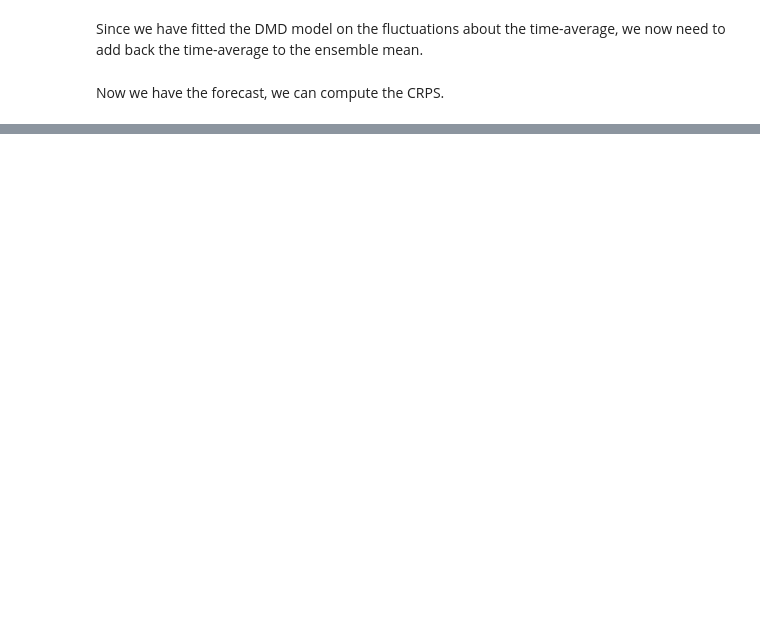
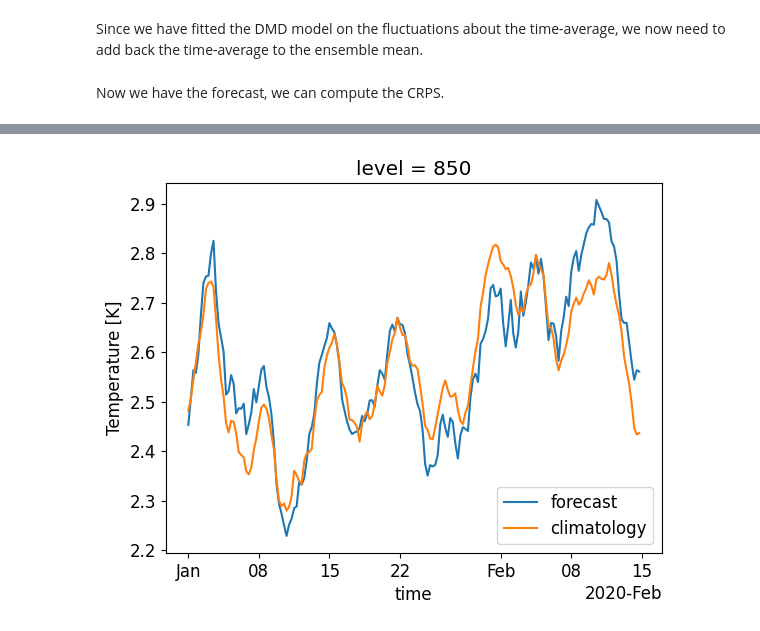
Before and after one commit to SVDROM/grid-search, a Jupyter notebook: evaluation_winter_2020.ipynb, the cells around one changed output, grey strips where cells are left out. Saved outputs shown, nothing was run; the diff lists cells and outputs as text; code cells hidden in the pictures; blank space fills up the shorter version.

```diff
--- a/evaluation_winter_2020.ipynb
+++ b/evaluation_winter_2020.ipynb
@@ -476,0 +474,22 @@ plt.show()
+# %%
+lat_weights = np.cos(np.deg2rad(ground_truth.latitude))
+mae = np.abs(
+    ground_truth.sel(time=forecast_mean.time) - forecast_mean
+)
+mae = mae.weighted(lat_weights).mean(("latitude", "longitude"))
+# %%
+mae_clima = np.abs(
+    ground_truth.sel(time=forecast_mean.time) - clima_short_term.sel(time=forecast_mean.time)
+)
+mae_clima = mae_clima.weighted(lat_weights).mean(("latitude", "longitude"))
+# %%
+plt.figure()
+
+mae.plot(label="forecast")
+mae_clima.plot(label="climatology")
+
+plt.legend()
+
+plt.show()
+# %% [output]
+[figure, added]
```
Also changed, not shown: parts of 13 cells of this notebook.
